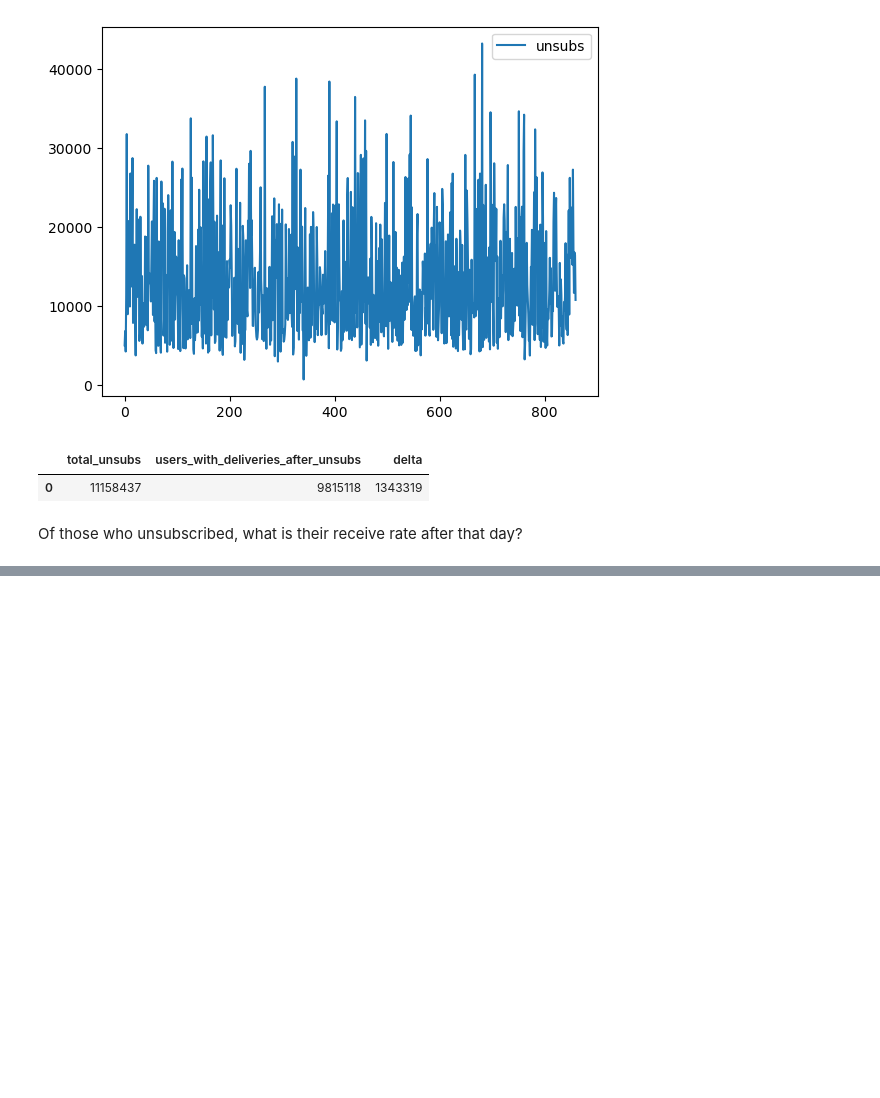
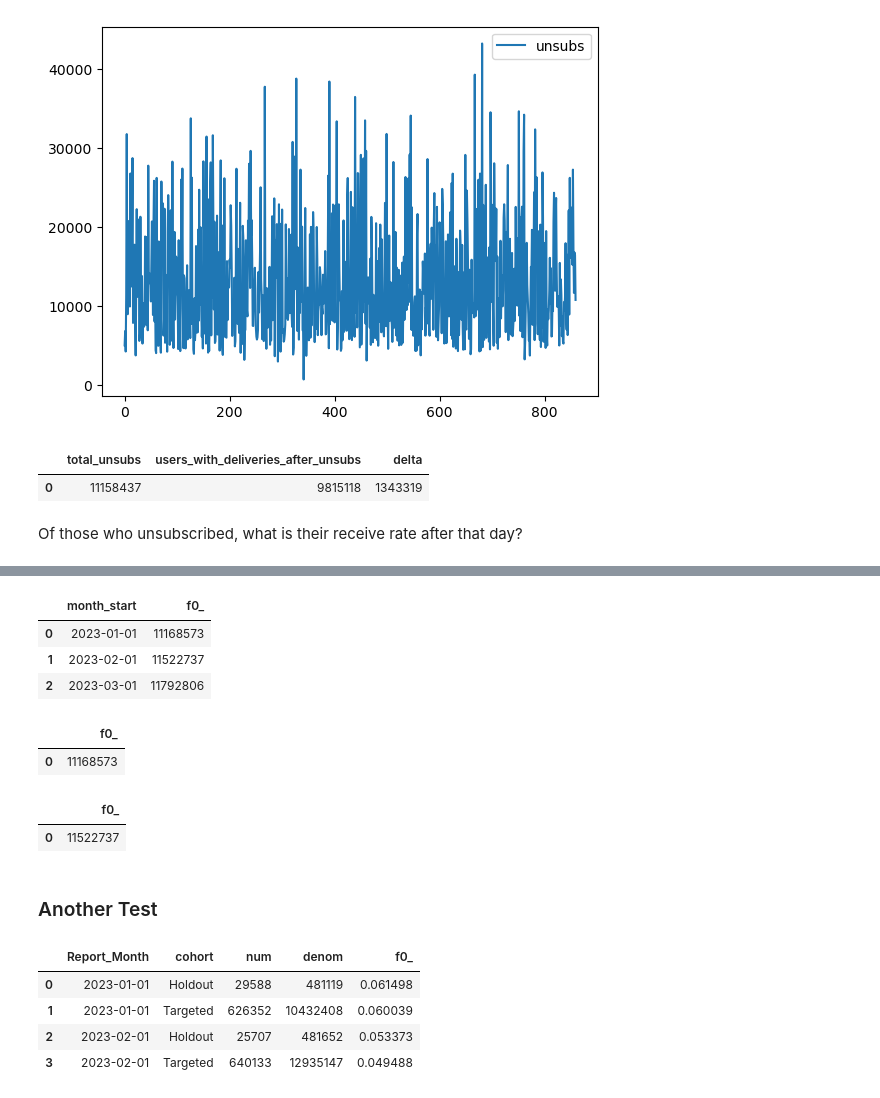
Before and after one commit to sandersli-nbc/CRM-Dashboard, a Jupyter notebook: test.ipynb, the cells around one changed output, grey strips where cells are left out. Saved outputs shown, nothing was run; the diff lists cells and outputs as text; code cells hidden in the pictures; blank space fills up the shorter version.

```diff
--- a/test.ipynb
+++ b/test.ipynb
@@ -1178,0 +1212,79 @@ Of those who unsubscribed, what is their receive rate after that day?
+# %%
+%%bigquery --project nbcu-ds-sandbox-a-001 --params $params
+SELECT  month_start
+       ,COUNT(adobe_tracking_id)
+FROM `nbcu-ds-sandbox-a-001.SLi_sandbox.Email_Unsubs`
+CROSS JOIN `nbcu-ds-sandbox-a-001.SLi_sandbox.Channel_Dates_Q1_2023`
+WHERE first_unsub_date <= month_end
+GROUP BY  1
+order by 1
+# %% [output]
+|  | month_start | f0_ |
+| 0 | 2023-01-01 | 11168573 |
+| 1 | 2023-02-01 | 11522737 |
+| 2 | 2023-03-01 | 11792806 |
+# %%
+%%bigquery --project nbcu-ds-sandbox-a-001 --params $params
+SELECT  COUNT(adobe_tracking_id)
+FROM `nbcu-ds-sandbox-a-001.SLi_sandbox.Email_Unsubs_v4_Jan2023`
+# %% [output]
+|  | f0_ |
+| 0 | 11168573 |
+# %%
+%%bigquery --project nbcu-ds-sandbox-a-001 --params $params
+SELECT  COUNT(adobe_tracking_id)
+FROM `nbcu-ds-sandbox-a-001.SLi_sandbox.Email_Unsubs_v4_Feb2023`
+# %% [output]
+|  | f0_ |
+| 0 | 11522737 |
+# %% [markdown]
+### Another Test
+# %%
+params = {
+    'report_start_date': '2023-01-01',
+    'report_end_date': '2023-03-31'
+}
+# %%
+%%bigquery --project nbcu-ds-sandbox-a-001 --params $params
+WITH RECURSIVE month_cte AS
+(
+	SELECT  LAST_DAY(@report_start_date,MONTH) AS eom_dates
+	UNION ALL
+	SELECT  DATE_ADD(eom_dates,INTERVAL 1 MONTH) AS eom_dates
+	FROM month_cte
+	WHERE eom_dates <= DATE_TRUNC(@report_end_date, MONTH)
+) , month_ends AS
+(
+	SELECT  DATE_TRUNC(eom_dates,MONTH) AS Month_Start
+	       ,LAST_DAY(eom_dates,MONTH)   AS Month_End
+	FROM month_cte
+	ORDER BY Month_Start, Month_End
+) , cte AS
+(
+	SELECT  Report_Month
+            ,b.cohort
+	       ,b.aid
+	       ,COUNT(DISTINCT c.adobe_tracking_id)                                         AS denom
+	       ,COUNT(DISTINCT CASE WHEN Churn_flag = 'Churn' THEN c.adobe_tracking_id END) AS num
+	FROM `nbcu-ds-prod-001.PeacockDataMartSilver.SILVER_CHURN` c
+	CROSS JOIN month_ends
+	JOIN `nbcu-ds-sandbox-a-001.SLi_sandbox.Email_KPI_Base_Monthly` b
+	ON b.aid = c.adobe_tracking_id AND month_ends.month_start = b.Report_Month
+	WHERE (base_date = month_end)
+	AND (entitlement = 'Paid')
+	GROUP BY  1,2,3
+)
+SELECT  Report_Month
+		,cohort
+		,SUM(num) as num
+		,SUM(denom) as denom
+       ,safe_divide(SUM(num),SUM(denom))
+FROM cte
+GROUP BY  1,2
+order by 1,2
+# %% [output]
+|  | Report_Month | cohort | num | denom | f0_ |
+| 0 | 2023-01-01 | Holdout | 29588 | 481119 | 0.061498 |
+| 1 | 2023-01-01 | Targeted | 626352 | 10432408 | 0.060039 |
+| 2 | 2023-02-01 | Holdout | 25707 | 481652 | 0.053373 |
+| 3 | 2023-02-01 | Targeted | 640133 | 12935147 | 0.049488 |
```
Also changed, not shown: parts of 21 cells of this notebook, 27 other files.
